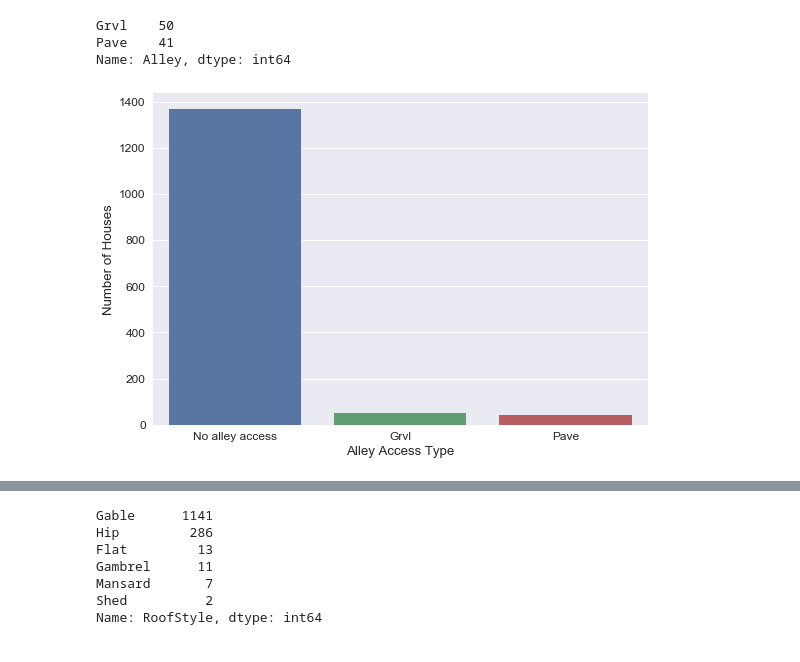
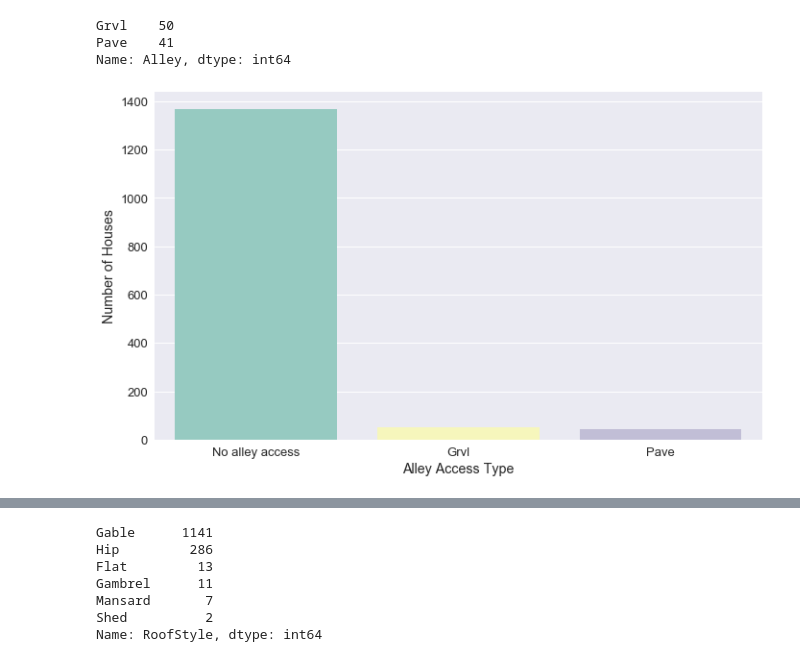
Before and after one commit to Salma-Bouzid/Data-Analytics, a Jupyter notebook: House Price EDA.ipynb, the cells around one changed output, grey strips where cells are left out. Saved outputs shown, nothing was run; the diff lists cells and outputs as text; code cells hidden in the pictures.

```diff
--- a/House Price EDA.ipynb
+++ b/House Price EDA.ipynb
@@ -68,10 +124,13 @@ train.LotFrontage.head()
 4    84.0
 Name: LotFrontage, dtype: float64
 # %%
-ticks = [20,50,100,150,200]
+ticks = [20,50,70,100,150,200]
+sns.set(font_scale = 1.3)
 ax = sns.distplot(train.LotFrontage , kde = False ,color="m")
 _ = ax.set_title('Linear feet of street connected to property')
 _ = ax.set_xticks(ticks)
 _ = ax.set_xlim(0,150)
+_= ax.set(xlabel='LotFrontage in sqft', ylabel='Number of Houses')
+
 plt.tight_layout()
 # %% [output]
@@ -82,9 +147,11 @@ Discrete
 # %%
-sns.set(font_scale=1.2)
+sns.set(font_scale=1.3)
+ax = plt.subplots(figsize=(10, 6))
 ax = sns.distplot(train.LotArea, kde = False)
 _ = ax.set_title('Lot size in square feet')
-_ = ax.set_xlim(0,40000)
+_ = ax.set_xlim(0,45000)
 _= ax.set(xlabel='LotArea in sqft', ylabel='Number of Houses')
+_= ax.set_xticks([0,7200,10000,20000,30000,40000])
 
 plt.tight_layout()
 # %% [output]
@@ -131,12 +206,12 @@ Name: Alley, dtype: int64
 # %%
 train.Alley = train.Alley.fillna("No alley access")
 # %%
-ax = sns.countplot(x="Alley", data=train)
+sns.set(font_scale=1.3)
+ax = plt.subplots(figsize=(10, 6))
+ax = sns.countplot(x="Alley", data=train, palette="Set3")
 _ = ax.set_ylabel("Number of houses")
 _= ax.set(xlabel='Alley Access Type', ylabel='Number of Houses')
 ax = sns.set_style("ticks")
-
-
 plt.tight_layout()
 # %% [output]
-[figure, old version]
+[figure, new version]
```
Also changed, not shown: parts of 65 cells of this notebook.
